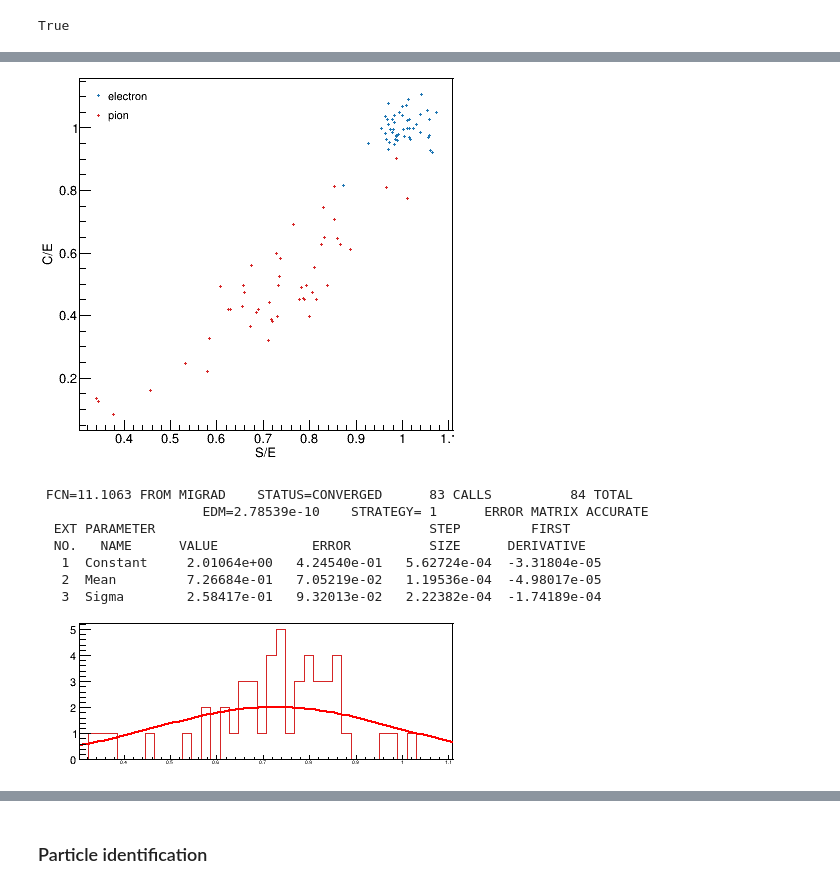
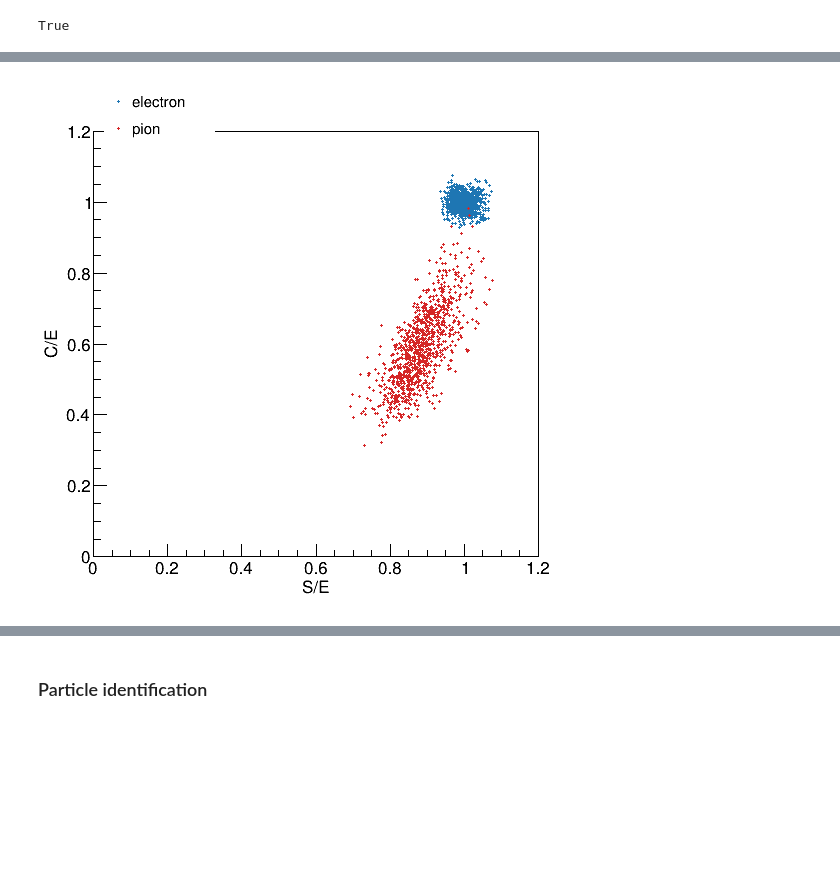
Before and after one commit to mollyhjorthjensen/DREAM, a Jupyter notebook: Analysis/validation.ipynb, the cells around one changed output, grey strips where cells are left out. Saved outputs shown, nothing was run; the diff lists cells and outputs as text; code cells hidden in the pictures; blank space fills up the shorter version.

```diff
--- a/Analysis/validation.ipynb
+++ b/Analysis/validation.ipynb
@@ -253,6 +72,6 @@ print(stats.pearsonr(x=SC_pi['Snorm_cal'], y=SC_pi['Cnorm_cal']))
 # %%
 # rotation method
-gr = rdf_energy_pi.Graph("Snorm_cal", "Cnorm_cal")
+gr = rdf3_pi.Graph("Snorm", "Cnorm")
 # linear fit
 r = gr.Fit("pol1", "S")
 # %% [output]
@@ -302,7 +121,7 @@ ROOT.gInterpreter.Declare(rotate_ycoord_code)
 # %% [output]
 True
 # %%
-rdf_energy_pi = rdf_energy_pi.Define("PivotPoint", str(X))
-rdf_energy_pi = rdf_energy_pi.Define("PivotAngle", str(theta))
-rdf_energy_pi = rdf_energy_pi.Define("Snorm_cal_rot", "rotate_xcoord(Snorm_cal, Cnorm_cal, PivotAngle, PivotPoint)")
-rdf_energy_pi = rdf_energy_pi.Define("Cnorm_cal_rot", "rotate_ycoord(Snorm_cal, Cnorm_cal, PivotAngle, PivotPoint)")
+rdf3_pi = rdf3_pi.Define("PivotPoint", str(X))
+rdf3_pi = rdf3_pi.Define("PivotAngle", str(theta))
+rdf3_pi = rdf3_pi.Define("Snorm_rot", "rotate_xcoord(Snorm, Cnorm, PivotAngle, PivotPoint)")
+rdf3_pi = rdf3_pi.Define("Cnorm_rot", "rotate_ycoord(Snorm, Cnorm, PivotAngle, PivotPoint)")
@@ -323,0 +150,2 @@ c5.Draw()
+# %%
+rdf3_pi = rdf3_pi.Define("reconstructed_energy", f"(Snorm-{cal['chi']}*Cnorm)/(1-{cal['chi']})")
@@ -324,7 +167,7 @@ c5.Draw()
 # %%
 # C/E vs S/E
-gr1 = rdf_energy_e.Graph("Snorm_cal", "Cnorm_cal")
-gr2 = rdf_energy_pi.Graph("Snorm_cal", "Cnorm_cal")
+gr1 = rdf3_e.Graph("Snorm", "Cnorm")
+gr2 = rdf3_pi.Graph("Snorm", "Cnorm")
 gr1.SetMarkerColor(palette['blue'].GetNumber())
 gr2.SetMarkerColor(palette['red'].GetNumber())
 gr1.SetMarkerStyle(ROOT.kFullDotSmall)
@@ -332,51 +175,40 @@ gr2.SetMarkerStyle(ROOT.kFullDotSmall)
 # %%
 ratio = 7/3
 nbins = 40
-c1 = ROOT.TCanvas("c1", "c1", 420, 420)
-c1.SetRightMargin(0.)
-c1.SetTopMargin(0.)
+c1 = ROOT.TCanvas("c1", "c1", 560, 560)
+# c1.SetRightMargin(0.)
+# c1.SetTopMargin(0.)
 mg = ROOT.TMultiGraph()
 mg.Add(gr1.GetPtr())
 mg.Add(gr2.GetPtr())
 mg.Draw("ap")
 mg.GetXaxis().SetTitle("S/E")
 mg.GetYaxis().SetTitle("C/E")
 mg.GetXaxis().CenterTitle()
 mg.GetYaxis().CenterTitle()
+mg.SetMinimum(0)
+mg.SetMaximum(1.2)
+mg.GetXaxis().SetLimits(0, 1.2)
+
+#
+labelsize = 1.2 * mg.GetYaxis().GetLabelSize()
+titlesize = 1.4 * mg.GetYaxis().GetTitleSize()
+xtitleoffset = 1.2 * mg.GetXaxis().GetTitleOffset()
+ytitleoffset = 0.9 * xtitleoffset
+xlabeloffset = 2 * mg.GetXaxis().GetLabelOffset()
+ylabeloffset = 1.5 * mg.GetYaxis().GetLabelOffset()
+linewidth = 2
+ticklength = 0.02
+
 # add legend
 legend = ROOT.TLegend(0.12, 0.88, 0.32, 0.98)
 legend.SetFillColor(0)
 legend.SetBorderSize(0)
 legend.SetTextSize(0.03)
 legend.AddEntry(gr1.GetValue(), "electron", "p")
 legend.AddEntry(gr2.GetValue(), "pion", "p")
 legend.Draw()
 c1.Draw()
 c1.Print("hXY.png")
 # %% [output]
-[figure, old version]
+[figure, new version]
-# %%
-c2 = ROOT.TCanvas("c1", "c1", 420, 180)
-c2.SetRightMargin(0.)
-c2.SetTopMargin(0.)
-modelX = ("", "", nbins, mg.GetXaxis().GetXmin(), mg.GetXaxis().GetXmax())
-hX = rdf_energy_pi.Histo1D(modelX, "Snorm_cal")
-hX.SetFillStyle(0)
-hX.SetLineColor(palette['red'].GetNumber())
-# hX.GetXaxis().SetLabelOffset(999)
-# hX.GetXaxis().SetLabelSize(0)
-hX.GetYaxis().SetLabelSize(mg.GetYaxis().GetLabelSize()*ratio)
-rX = hX.Fit("gaus", "S")
-hX.SetStats(False)
-hX.Draw()
-c2.Draw()
-c2.Print("hX.png")
-# %% [output]
- FCN=11.1063 FROM MIGRAD    STATUS=CONVERGED      83 CALLS          84 TOTAL
-                     EDM=2.78539e-10    STRATEGY= 1      ERROR MATRIX ACCURATE
-  EXT PARAMETER                                   STEP         FIRST
-  NO.   NAME      VALUE            ERROR          SIZE      DERIVATIVE
-   1  Constant     2.01064e+00   4.24540e-01   5.62724e-04  -3.31804e-05
-   2  Mean         7.26684e-01   7.05219e-02   1.19536e-04  -4.98017e-05
-   3  Sigma        2.58417e-01   9.32013e-02   2.22382e-04  -1.74189e-04
-[figure, removed]
```
Also changed, not shown: parts of 33 cells of this notebook.
